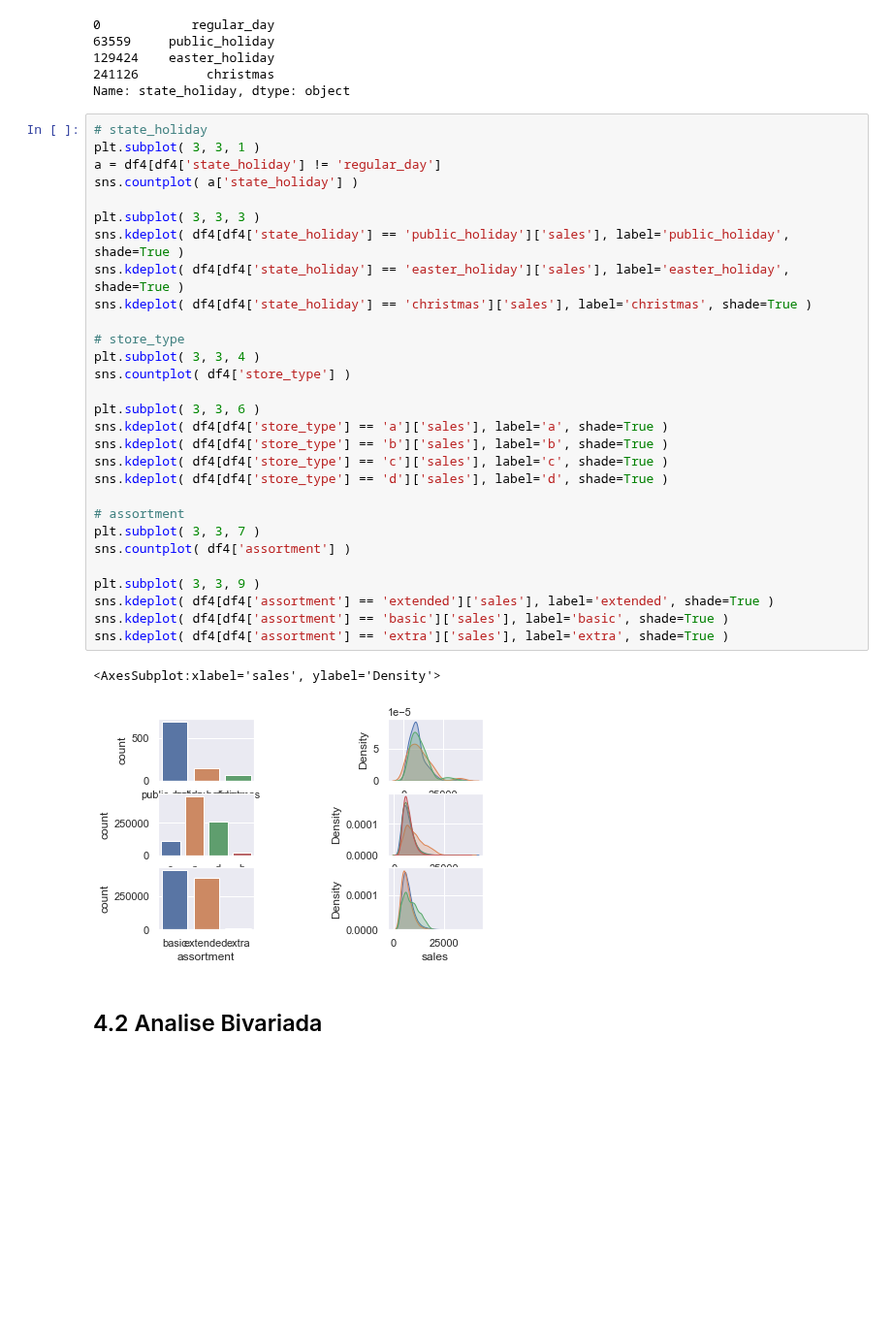
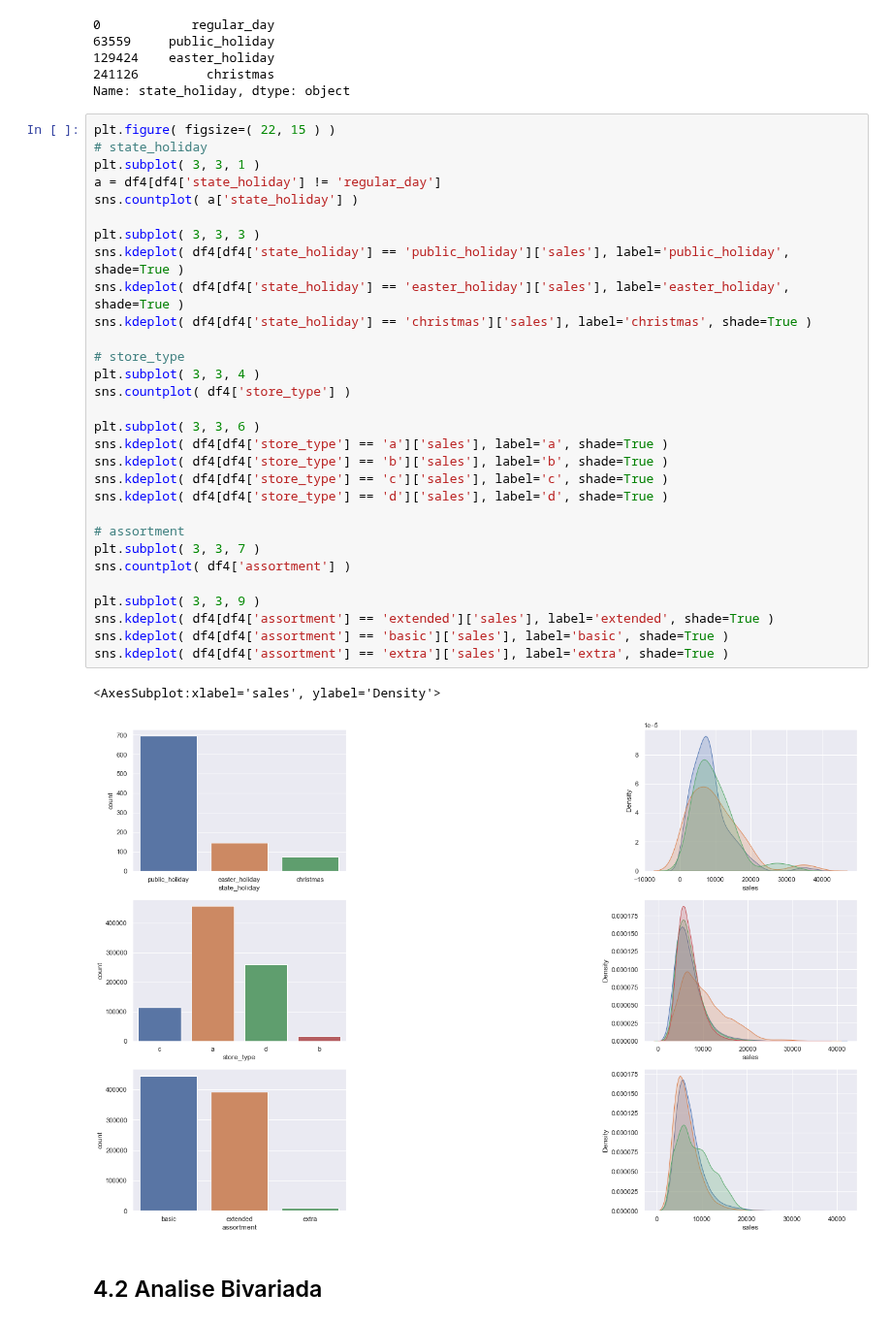
Before and after one commit to Edu-p/ds-project-model, a Jupyter notebook: notebooks/StoreSalesPrediction_md04_v01.ipynb, the cells around one changed output. Shown at 97% size. Cells and saved outputs as stored; diff of their text form; blank space fills up the shorter version.

```diff
--- a/notebooks/StoreSalesPrediction_md04_v01.ipynb
+++ b/notebooks/StoreSalesPrediction_md04_v01.ipynb
@@ -572,37 +575,38 @@ df4['state_holiday'].drop_duplicates()
 241126         christmas
 Name: state_holiday, dtype: object
 # %%
+plt.figure( figsize=( 22, 15 ) )
 # state_holiday
 plt.subplot( 3, 3, 1 )
 a = df4[df4['state_holiday'] != 'regular_day']
 sns.countplot( a['state_holiday'] )
 
 plt.subplot( 3, 3, 3 )
 sns.kdeplot( df4[df4['state_holiday'] == 'public_holiday']['sales'], label='public_holiday', shade=True )
 sns.kdeplot( df4[df4['state_holiday'] == 'easter_holiday']['sales'], label='easter_holiday', shade=True )
 sns.kdeplot( df4[df4['state_holiday'] == 'christmas']['sales'], label='christmas', shade=True )
 
 # store_type
 plt.subplot( 3, 3, 4 )
 sns.countplot( df4['store_type'] )
 
 plt.subplot( 3, 3, 6 )
 sns.kdeplot( df4[df4['store_type'] == 'a']['sales'], label='a', shade=True )
 sns.kdeplot( df4[df4['store_type'] == 'b']['sales'], label='b', shade=True )
 sns.kdeplot( df4[df4['store_type'] == 'c']['sales'], label='c', shade=True )
 sns.kdeplot( df4[df4['store_type'] == 'd']['sales'], label='d', shade=True )
 
 # assortment
 plt.subplot( 3, 3, 7 )
 sns.countplot( df4['assortment'] )
 
 plt.subplot( 3, 3, 9 )
 sns.kdeplot( df4[df4['assortment'] == 'extended']['sales'], label='extended', shade=True )
 sns.kdeplot( df4[df4['assortment'] == 'basic']['sales'], label='basic', shade=True )
 sns.kdeplot( df4[df4['assortment'] == 'extra']['sales'], label='extra', shade=True )
 # %% [output]
 <AxesSubplot:xlabel='sales', ylabel='Density'>
-[figure, old version]
+[figure, new version]
 # %% [markdown]
 ## 4.2 Analise Bivariada
 # %% [markdown]
```
Also changed, not shown: parts of 7 cells of this notebook.
